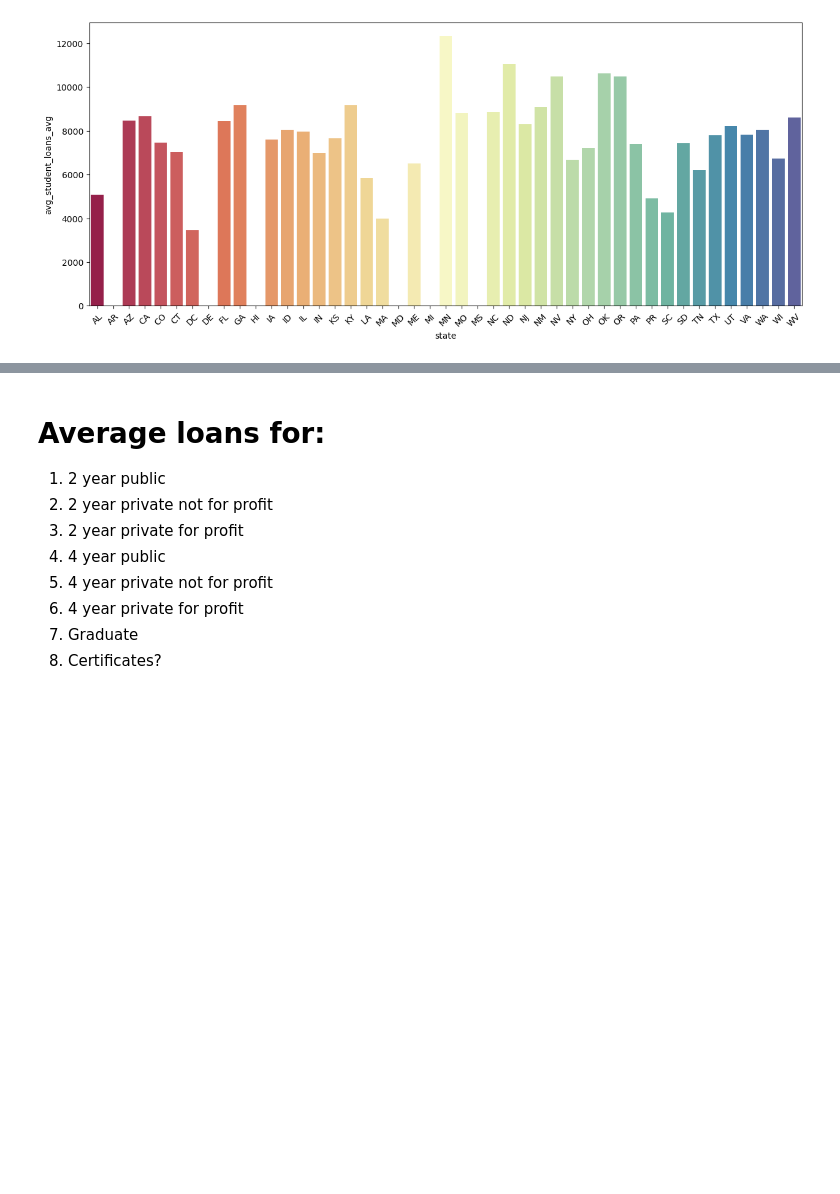
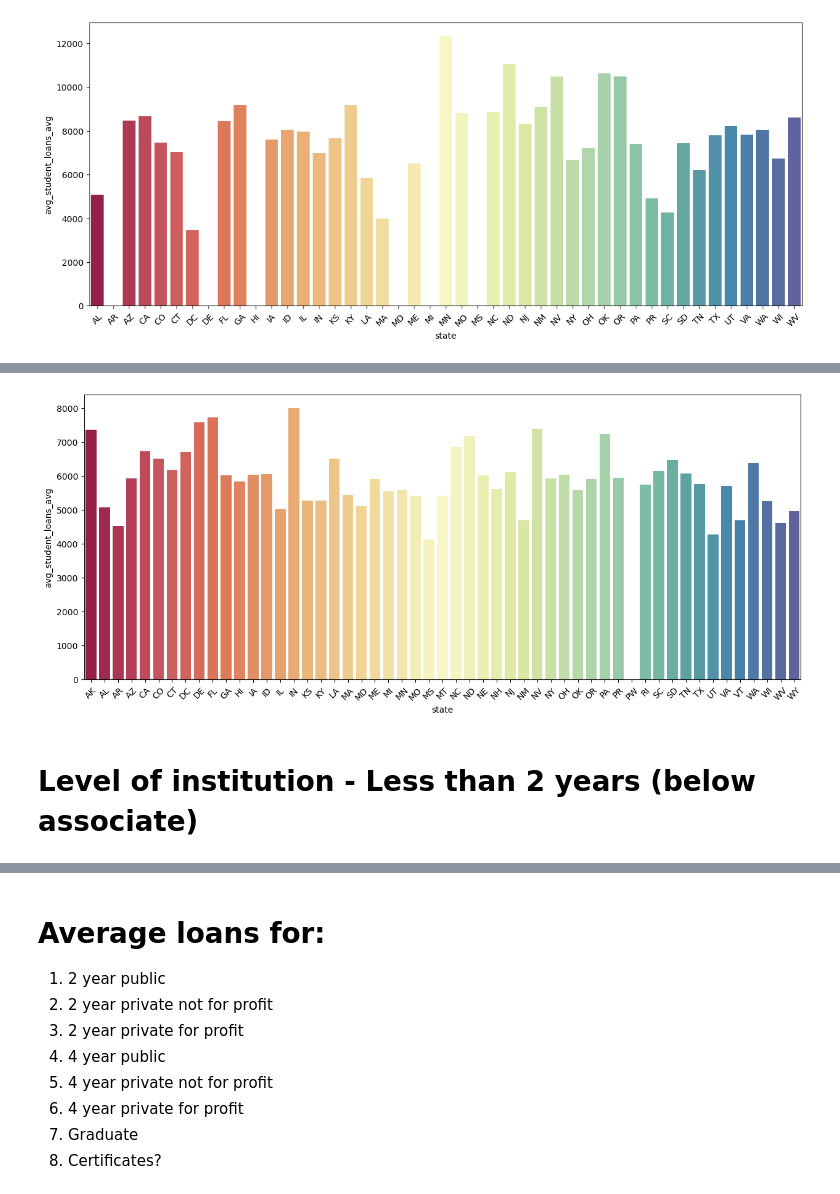
Before and after one commit to volunteercjt/capstone_da9_chase, a Jupyter notebook: capstone_da9_chase.ipynb, the cells around one changed output, grey strips where cells are left out. Drawn from its saved outputs; the diff is of its cells as text; code cells hidden in the pictures; blank space fills up the shorter version.

```diff
--- a/capstone_da9_chase.ipynb
+++ b/capstone_da9_chase.ipynb
@@ -202,0 +235,15 @@ ax.tick_params(axis='x', rotation=45)
+# %%
+query = '''
+SELECT state, AVG(pct_full_student_loans_awarded) AS pct_students_loans_avg,
+AVG(avg_full_student_loans_awarded) avg_student_loans_avg,
+COUNT(sector_of_institution) AS count_sector_of_instituition
+FROM ipeds
+WHERE level_of_institution = '2'
+GROUP BY state
+ORDER BY state
+'''
+
+with engine.connect() as connection:
+    ipeds_lvl2 = pd.read_sql(text(query), con = connection)
+
+ipeds_lvl2.head()
@@ -202,0 +257,8 @@ ax.tick_params(axis='x', rotation=45)
+# %%
+fig, ax = plt.subplots(figsize=(15, 6))
+sns.barplot(ipeds_lvl2, x = 'state', y = 'avg_student_loans_avg', palette = 'Spectral')
+ax.tick_params(axis='x', rotation=45)
+# %% [output]
+[figure, added]
+# %% [markdown]
+# Level of institution - Less than 2 years (below associate)
```
Also changed, not shown: parts of 24 cells of this notebook, 4 other files.
